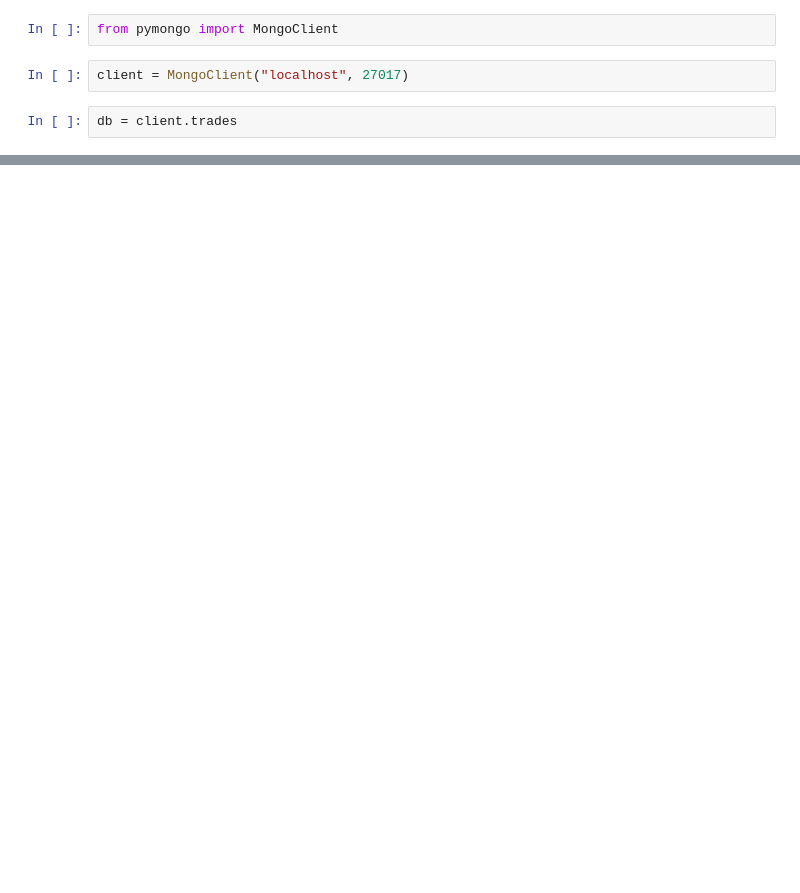
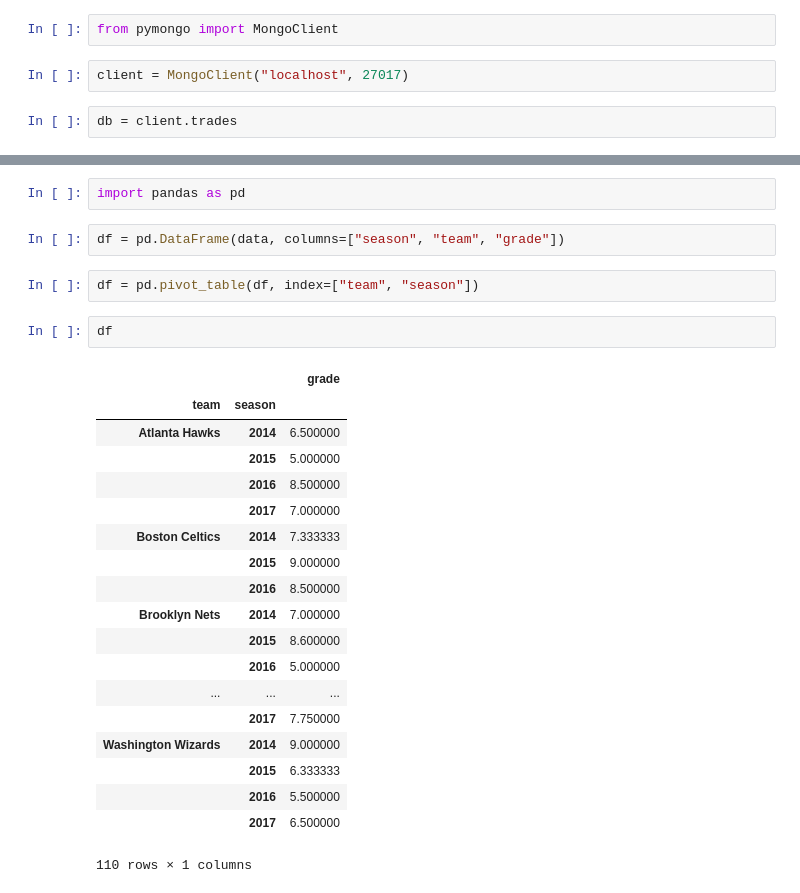
Before and after one commit to Torminator/TradesEvaluation, a Jupyter notebook: 1stTradeAnalysis.ipynb, the cells around one changed output, grey strips where cells are left out. Saved outputs shown, nothing was run; the diff lists cells and outputs as text; blank space fills up the shorter version.

```diff
--- a/1stTradeAnalysis.ipynb
+++ b/1stTradeAnalysis.ipynb
@@ -21,0 +15,28 @@ list(results)
+# %%
+import pandas as pd
+# %%
+df = pd.DataFrame(data, columns=["season", "team", "grade"])
+# %%
+df = pd.pivot_table(df, index=["team", "season"])
+# %%
+df
+# %% [output]
+|  |  | grade |
+| team | season |  |
+| Atlanta Hawks | 2014 | 6.500000 |
+|  | 2015 | 5.000000 |
+|  | 2016 | 8.500000 |
+|  | 2017 | 7.000000 |
+| Boston Celtics | 2014 | 7.333333 |
+|  | 2015 | 9.000000 |
+|  | 2016 | 8.500000 |
+| Brooklyn Nets | 2014 | 7.000000 |
+|  | 2015 | 8.600000 |
+|  | 2016 | 5.000000 |
+| ... | ... | ... |
+|  | 2017 | 7.750000 |
+| Washington Wizards | 2014 | 9.000000 |
+|  | 2015 | 6.333333 |
+|  | 2016 | 5.500000 |
+|  | 2017 | 6.500000 |
+110 rows × 1 columns
```
Also changed, not shown: parts of 6 cells of this notebook.
